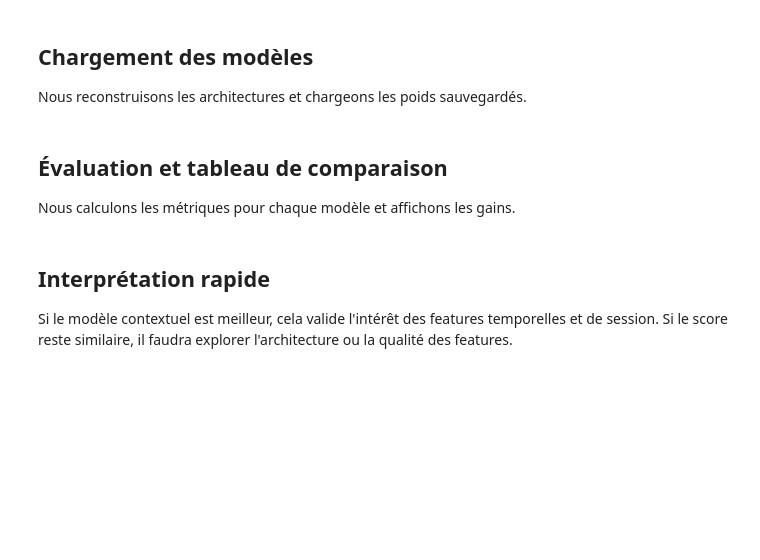
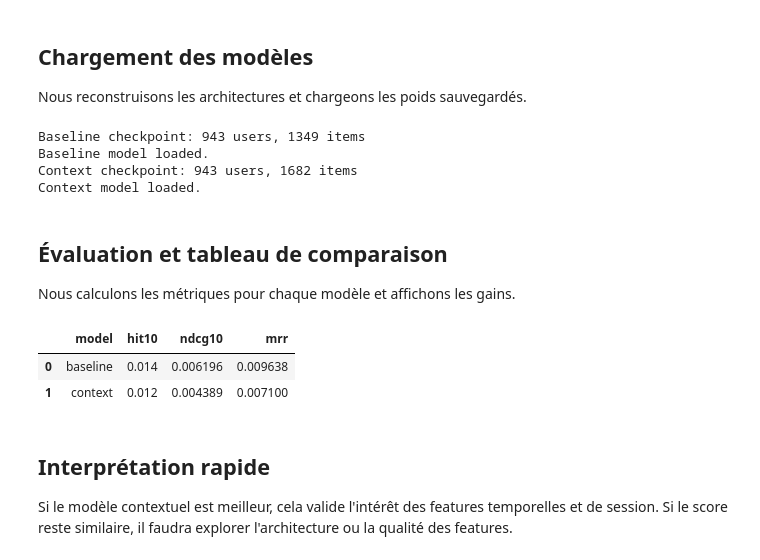
Before and after one commit to MRTDS224/context-aware-recsys, a Jupyter notebook: notebooks/05_evaluation_comparaison.ipynb, the cells around one changed output. Drawn from its saved outputs; the diff is of its cells as text; code cells hidden in the pictures; blank space fills up the shorter version.

```diff
--- a/notebooks/05_evaluation_comparaison.ipynb
+++ b/notebooks/05_evaluation_comparaison.ipynb
@@ -45,11 +53,21 @@ print('Context exists:', context_exists)
 Nous chargeons MovieLens 100K et appliquons le même preprocessing que dans les notebooks d'entraînement.
 # %%
 RAW_ROOT = (NOTEBOOK_ROOT / '..' / 'data' / 'raw' / 'movielens' / 'ml-100k').resolve()
-df = load_movielens_100k(RAW_ROOT)
-df = encode_ids(df)
-df = extract_all_context_features(df)
-df['label'] = (df['rating'] >= 4).astype(int)
+PROCESSED_PATH = (NOTEBOOK_ROOT / '..' / 'data' / 'processed' / 'movielens_100k' / 'interactions.parquet').resolve()
+
+if PROCESSED_PATH.exists():
+    df = pd.read_parquet(PROCESSED_PATH)
+    print('Loaded processed dataset:', PROCESSED_PATH)
+else:
+    df = load_movielens_100k(RAW_ROOT)
+    df = encode_ids(df)
+    print('Loaded raw MovieLens 100K and encoded IDs')
+
+if 'label' not in df.columns:
+    df['label'] = (df['rating'] >= 4).astype(int)
 
 train_df, test_df = train_test_split(df, test_size=0.2, random_state=42, stratify=df['label'])
 print('train shape:', train_df.shape)
 print('test shape:', test_df.shape)
+print('Unique users:', df['user_id_encoded'].nunique())
+print('Unique items:', df['item_id_encoded'].nunique())
@@ -73,7 +97,7 @@ def evaluate_ranking(model, df, n_items, context_cols=None, k=10, sample_size=50
             if context_cols is None:
                 logits = model(user_batch, items).cpu().numpy()
             else:
-                context = torch.tensor(row[context_cols].values, dtype=torch.float32, device=device).unsqueeze(0)
+                context = torch.tensor(row[context_cols].to_numpy(dtype=np.float32), dtype=torch.float32, device=device).unsqueeze(0)
                 context_batch = context.expand(n_items, len(context_cols))
                 logits = model(user_batch, items, context_batch).cpu().numpy()
             ranking = np.argsort(-logits)
@@ -101,16 +125,35 @@ context_dim = len(context_cols)
 baseline_model = None
 context_model = None
 
+baseline_n_items = None
+context_n_items = None
+
 if baseline_exists:
-    baseline_model = NCF(num_users=n_users, num_items=n_items, embed_dim=32, mlp_layers=[64, 32, 16], dropout=0.2)
-    baseline_model.load_state_dict(torch.load(BASELINE_PATH, map_location='cpu'))
+    baseline_state = torch.load(BASELINE_PATH, map_location='cpu')
+    baseline_n_items = baseline_state['embedding_item_gmf.weight'].shape[0]
+    baseline_n_users = baseline_state['embedding_user_gmf.weight'].shape[0]
+    print(f'Baseline checkpoint: {baseline_n_users} users, {baseline_n_items} items')
+
+    baseline_model = NCF(
+        num_users=baseline_n_users,
+        num_items=baseline_n_items,
+        embed_dim=32,
+        mlp_layers=[64, 32, 16],
+        dropout=0.2
+    )
+    baseline_model.load_state_dict(baseline_state)
     baseline_model.to('cpu')
     print('Baseline model loaded.')
 
 if context_exists:
+    context_state = torch.load(CONTEXT_PATH, map_location='cpu')
+    context_n_items = context_state['ncf_core.embedding_item_gmf.weight'].shape[0]
+    context_n_users = context_state['ncf_core.embedding_user_gmf.weight'].shape[0]
+    print(f'Context checkpoint: {context_n_users} users, {context_n_items} items')
+
     context_model = NCFContext(
-        num_users=n_users,
-        num_items=n_items,
+        num_users=context_n_users,
+        num_items=context_n_items,
         context_dim=context_dim,
         embed_dim=32,
         mlp_layers=[64, 32, 16],
@@ -118,9 +161,14 @@ if context_exists:
         dropout=0.2,
         fusion_type='concat'
     )
-    context_model.load_state_dict(torch.load(CONTEXT_PATH, map_location='cpu'))
+    context_model.load_state_dict(context_state)
     context_model.to('cpu')
     print('Context model loaded.')
+# %% [output]
+Baseline checkpoint: 943 users, 1349 items
+Baseline model loaded.
+Context checkpoint: 943 users, 1682 items
+Context model loaded.
 # %% [markdown]
 ## Évaluation et tableau de comparaison
 
@@ -128,26 +176,46 @@ Nous calculons les métriques pour chaque modèle et affichons les gains.
 # %%
 results = []
 if baseline_model is not None:
-    hit10, ndcg10, mrr_score = evaluate_ranking(baseline_model, test_df, n_items, context_cols=None, k=10, sample_size=500, device='cpu')
+    hit10, ndcg10, mrr_score = evaluate_ranking(
+        baseline_model,
+        test_df,
+        baseline_n_items,
+        context_cols=None,
+        k=10,
+        sample_size=500,
+        device='cpu'
+    )
     results.append({
         'model': 'baseline',
         'hit10': hit10,
         'ndcg10': ndcg10,
         'mrr': mrr_score
     })
 
 if context_model is not None:
-    hit10, ndcg10, mrr_score = evaluate_ranking(context_model, test_df, n_items, context_cols=context_cols, k=10, sample_size=500, device='cpu')
+    hit10, ndcg10, mrr_score = evaluate_ranking(
+        context_model,
+        test_df,
+        context_n_items,
+        context_cols=context_cols,
+        k=10,
+        sample_size=500,
+        device='cpu'
+    )
     results.append({
         'model': 'context',
         'hit10': hit10,
         'ndcg10': ndcg10,
         'mrr': mrr_score
     })
 
 results_df = pd.DataFrame(results)
 results_df = results_df[['model', 'hit10', 'ndcg10', 'mrr']]
 display(results_df)
+# %% [output]
+|  | model | hit10 | ndcg10 | mrr |
+| 0 | baseline | 0.014 | 0.006196 | 0.009638 |
+| 1 | context | 0.012 | 0.004389 | 0.007100 |
 # %% [markdown]
 ## Interprétation rapide
 
```
Also changed, not shown: parts of 3 cells of this notebook, 3 other files.
